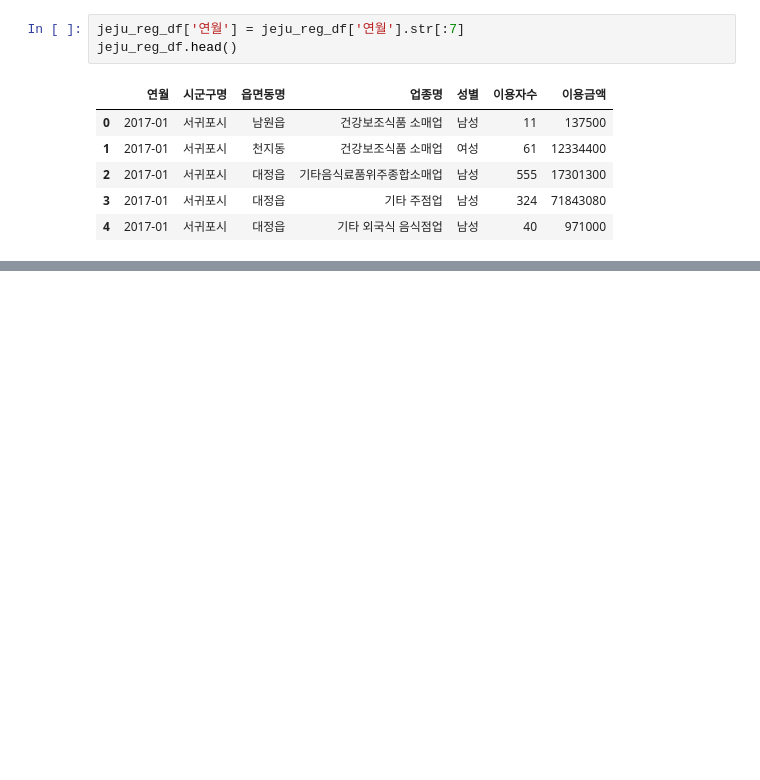
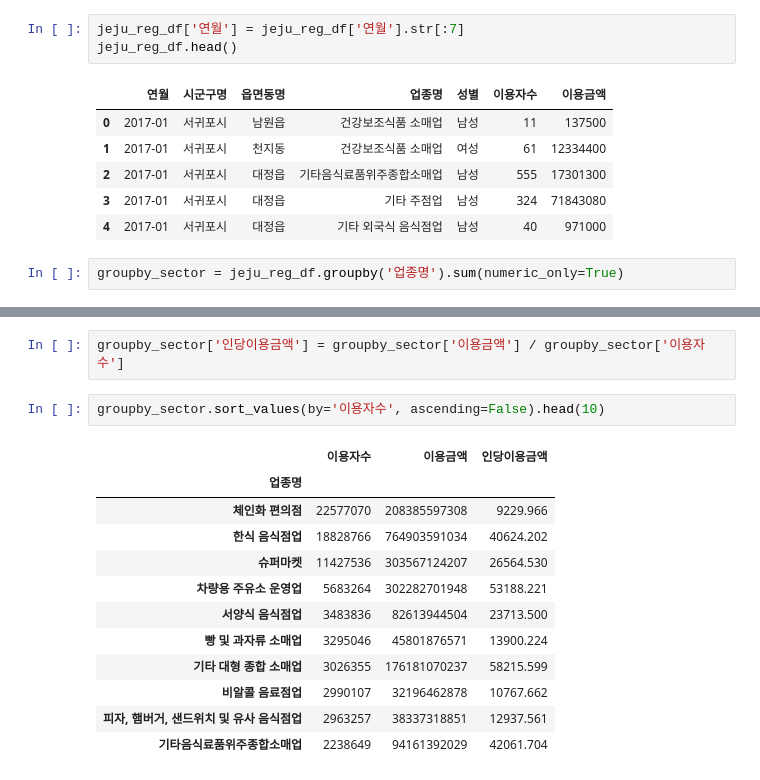
Before and after one commit to Crystal-0109/Codeit, a Jupyter notebook: JejuCardUseProject/jeju_card_project2.ipynb, the cells around one changed output, grey strips where cells are left out. Drawn from its saved outputs; the diff is of its cells as text; blank space fills up the shorter version.

```diff
--- a/JejuCardUseProject/jeju_card_project2.ipynb
+++ b/JejuCardUseProject/jeju_card_project2.ipynb
@@ -248,3 +248,5 @@ jeju_reg_df.head()
 | 2 | 2017-01 | 서귀포시 | 대정읍 | 기타음식료품위주종합소매업 | 남성 | 555 | 17301300 |
 | 3 | 2017-01 | 서귀포시 | 대정읍 | 기타 주점업 | 남성 | 324 | 71843080 |
 | 4 | 2017-01 | 서귀포시 | 대정읍 | 기타 외국식 음식점업 | 남성 | 40 | 971000 |
+# %%
+groupby_sector = jeju_reg_df.groupby('업종명').sum(numeric_only=True)
@@ -250,0 +283,17 @@ jeju_reg_df.head()
+# %%
+groupby_sector['인당이용금액'] = groupby_sector['이용금액'] / groupby_sector['이용자수']
+# %%
+groupby_sector.sort_values(by='이용자수', ascending=False).head(10)
+# %% [output]
+|  | 이용자수 | 이용금액 | 인당이용금액 |
+| 업종명 |  |  |  |
+| 체인화 편의점 | 22577070 | 208385597308 | 9229.966 |
+| 한식 음식점업 | 18828766 | 764903591034 | 40624.202 |
+| 슈퍼마켓 | 11427536 | 303567124207 | 26564.530 |
+| 차량용 주유소 운영업 | 5683264 | 302282701948 | 53188.221 |
+| 서양식 음식점업 | 3483836 | 82613944504 | 23713.500 |
+| 빵 및 과자류 소매업 | 3295046 | 45801876571 | 13900.224 |
+| 기타 대형 종합 소매업 | 3026355 | 176181070237 | 58215.599 |
+| 비알콜 음료점업 | 2990107 | 32196462878 | 10767.662 |
+| 피자, 햄버거, 샌드위치 및 유사 음식점업 | 2963257 | 38337318851 | 12937.561 |
+| 기타음식료품위주종합소매업 | 2238649 | 94161392029 | 42061.704 |
```
Also changed, not shown: parts of 12 cells of this notebook.
